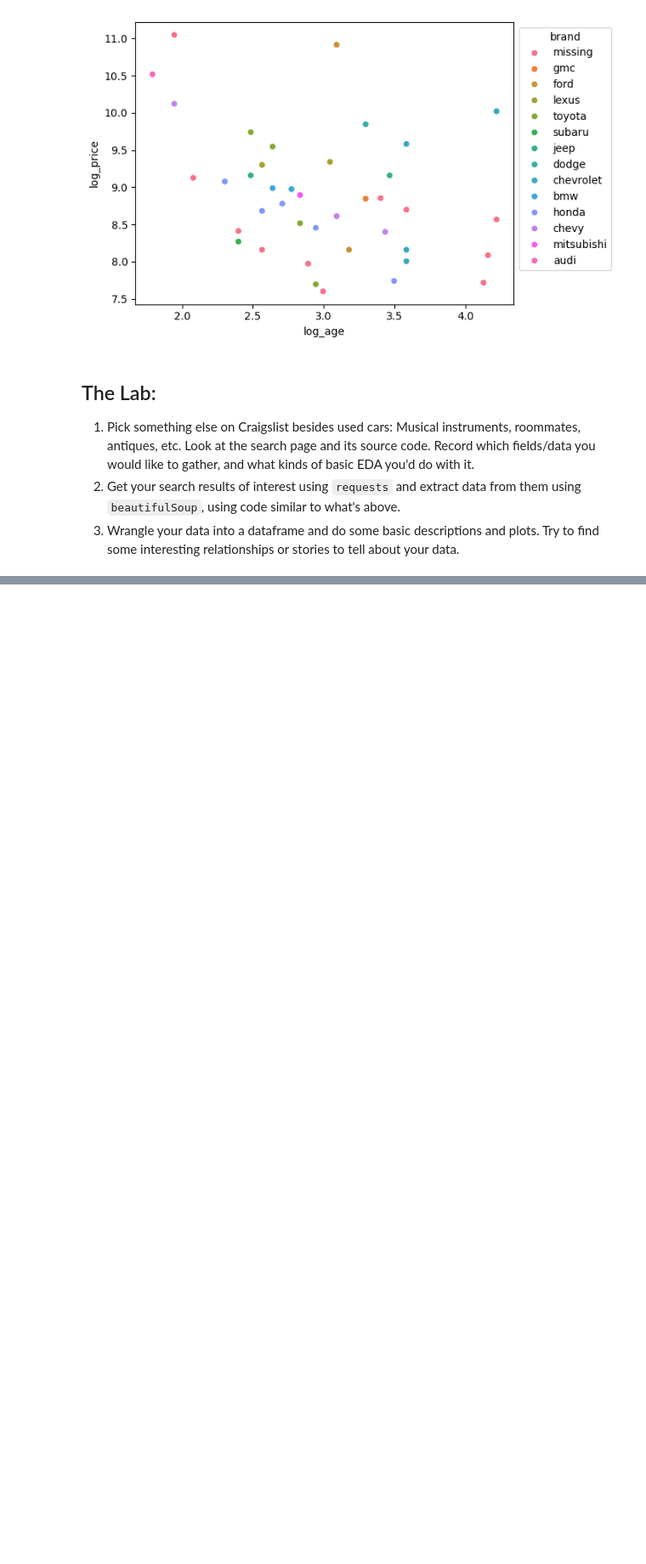
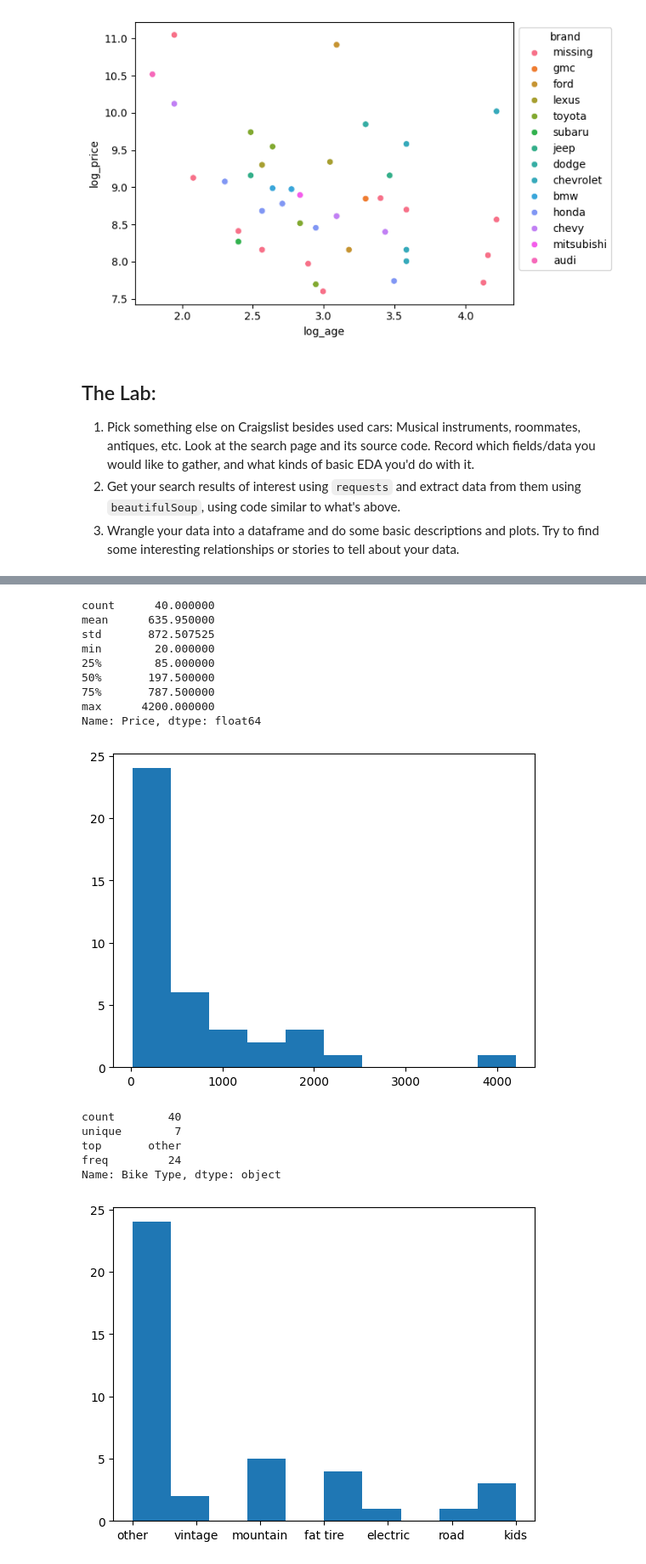
Before and after one commit to ameliavasiliu/wrangling, a Jupyter notebook: lab/lab_notebook.ipynb, the cells around one changed output, grey strips where cells are left out. Shown at 85% size. Saved outputs shown, nothing was run; the diff lists cells and outputs as text; code cells hidden in the pictures; blank space fills up the shorter version.

```diff
--- a/lab/lab_notebook.ipynb
+++ b/lab/lab_notebook.ipynb
@@ -303,0 +310,24 @@ array(['other', 'vintage', 'mountain', 'electric', 'road', 'kids'],
+# %%
+print(df['Price'].describe())
+df['Price'].hist(grid=False)
+plt.show()
+print(df['Bike Type'].describe())
+df['Bike Type'].hist(grid=False)
+plt.show()
+# %% [output]
+count      40.000000
+mean      635.950000
+std       872.507525
+min        20.000000
+25%        85.000000
+50%       197.500000
+75%       787.500000
+max      4200.000000
+Name: Price, dtype: float64
+[figure, added]
+count        40
+unique        7
+top       other
+freq         24
+Name: Bike Type, dtype: object
+[figure, added]
```
Also changed, not shown: parts of 13 cells of this notebook.
